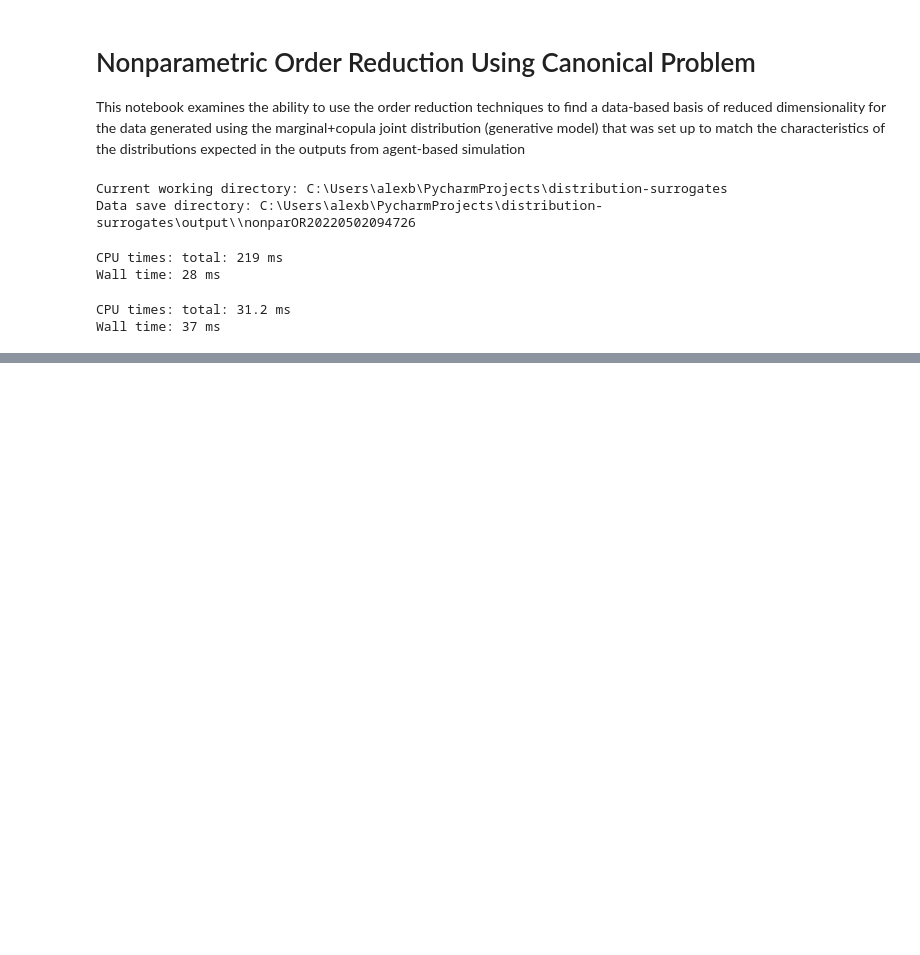
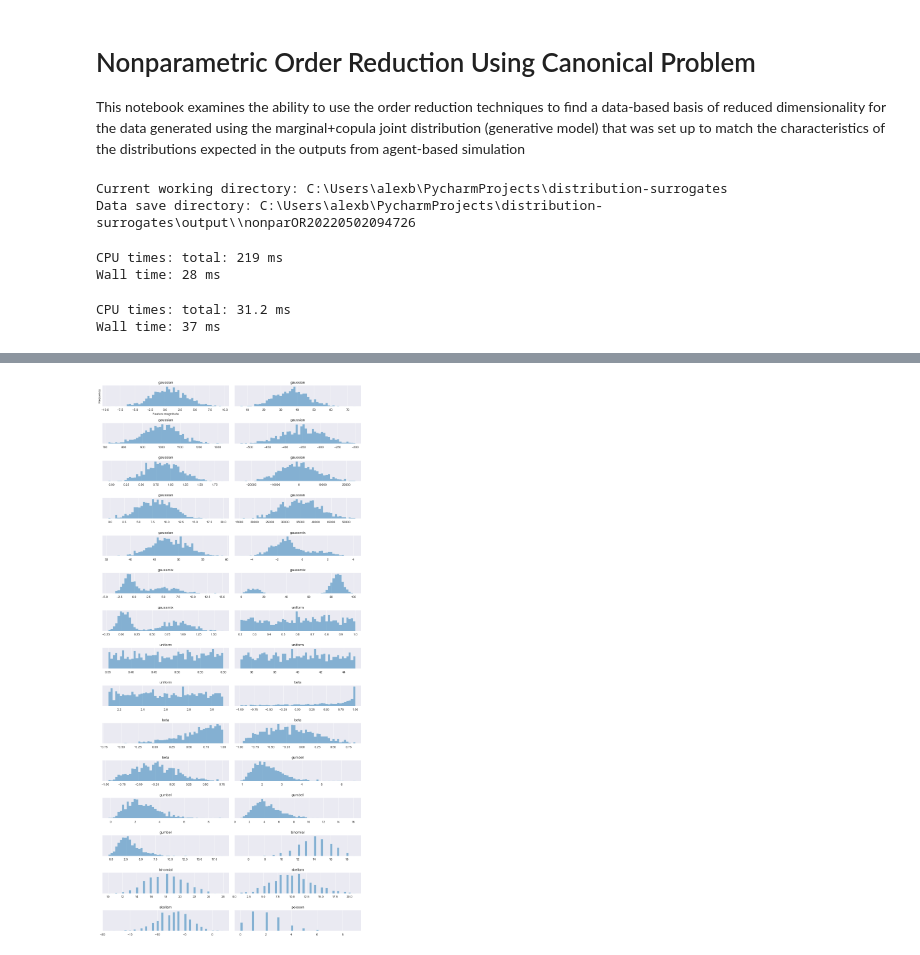
Before and after one commit to acb-code/distribution-surrogates, a Jupyter notebook: 3_emulator_nonparametric_OR.ipynb, the cells around one changed output, grey strips where cells are left out. Drawn from its saved outputs; the diff is of its cells as text; code cells hidden in the pictures; blank space fills up the shorter version.

```diff
--- a/3_emulator_nonparametric_OR.ipynb
+++ b/3_emulator_nonparametric_OR.ipynb
@@ -263,18 +265,18 @@ class Data:
         """Scale samples based on custom scaler input or else sklearn StandardScaler - requires samples set up"""
         if self.custom_scaler is None:
             # use new sklearn standard scaler
-            scaler = StandardScaler()
+            self.scaler = StandardScaler()
             # format to scale across full parametric dataset (scale to the full range)
             samples_formatted_for_scaler = cpgen.format_data_for_global_scaler(self.samples)
-            scaler.fit(samples_formatted_for_scaler)
-            scaled_samples_in_scaler_format = scaler.transform(samples_formatted_for_scaler)
+            self.scaler.fit(samples_formatted_for_scaler)
+            scaled_samples_in_scaler_format = self.scaler.transform(samples_formatted_for_scaler)
             # reformat back to back shape
             self.scaled_samples = cpgen.reshape_data_after_scaling(scaled_samples_in_scaler_format,
                                                                    self.samples.shape[0])
         else:
-            scaler = self.custom_scaler
+            self.scaler = self.custom_scaler
             samples_formatted_for_scaler = cpgen.format_data_for_global_scaler(self.samples)
-            scaled_samples_in_scaler_format = scaler.transform(samples_formatted_for_scaler)
+            scaled_samples_in_scaler_format = self.scaler.transform(samples_formatted_for_scaler)
             self.scaled_samples = cpgen.reshape_data_after_scaling(scaled_samples_in_scaler_format,
                                                                    self.samples.shape[0])
 
@@ -345,0 +367,18 @@ Wall time: 37 ms
+# %%
+# convert data to formats for analysis
+data = Data(samples=np.expand_dims(sample_set, axis=0))
+data.data_setup_from_samples()
+# %%
+# take a look at plots of the samples (without scaling)
+fig2, ax2 = plt.subplots(15, 2, figsize=(12,25))
+ax = ax2.ravel()
+for i in range(data.samples.shape[2]):
+    _, bins = np.histogram(data.samples[0,:,i], bins=50)
+    ax[i].hist(data.samples[0,:,i], bins=bins, alpha=0.5, histtype='stepfilled')
+    ax[i].set_title(single_sim.distribution_types[i])
+    ax[i].set_yticks(())
+ax[0].set_xlabel("Feature magnitude")
+ax[0].set_ylabel("Frequency")
+fig2.tight_layout()
+# %% [output]
+[figure, added]
```
Also changed, not shown: parts of 23 cells of this notebook.
